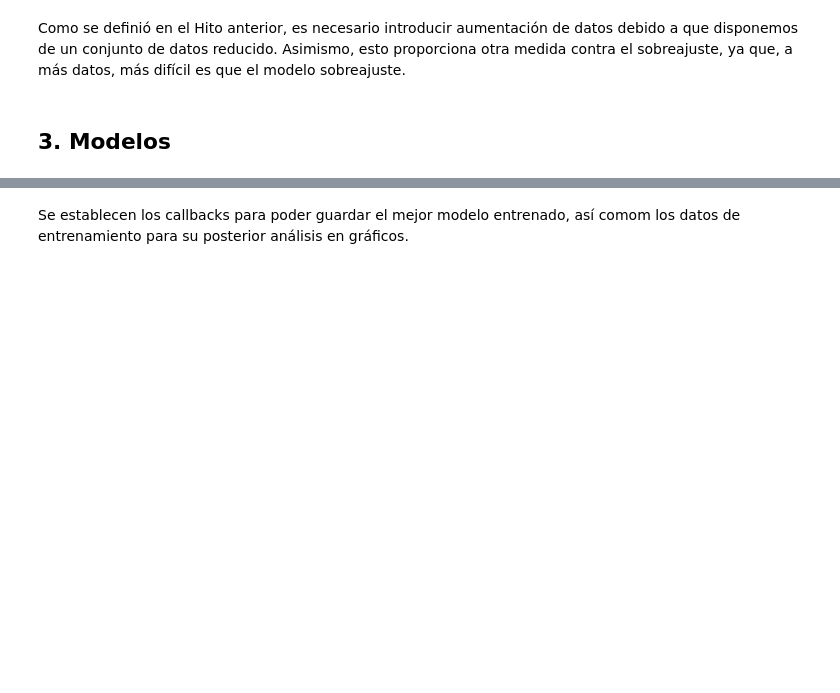
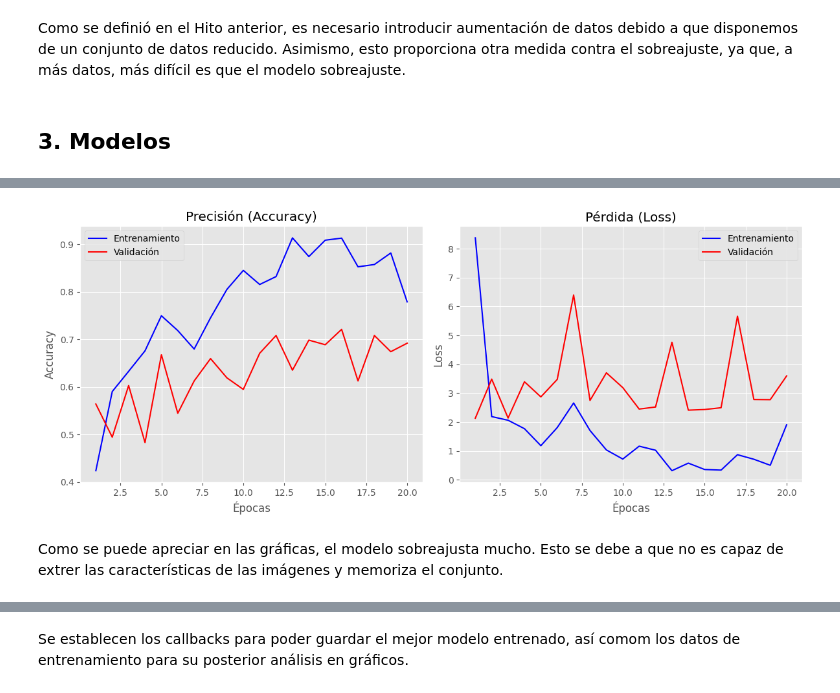
Before and after one commit to Ailuj27/Proyecto_DISIA_Grupo_13, a Jupyter notebook: Reconocimiento_tumores_hito_3.ipynb, the cells around one changed output, grey strips where cells are left out. Drawn from its saved outputs; the diff is of its cells as text; code cells hidden in the pictures; blank space fills up the shorter version.

```diff
--- a/Reconocimiento_tumores_hito_3.ipynb
+++ b/Reconocimiento_tumores_hito_3.ipynb
@@ -105,0 +142,6 @@ En este apartado se definen varios modelos  para observar cómo se comportan 2 r
+# %%
+history_dummy = model_dummy.fit(
+    ds_train,
+    validation_data=ds_validation,
+    epochs=30
+)
@@ -105,0 +166,35 @@ En este apartado se definen varios modelos  para observar cómo se comportan 2 r
+# %%
+def plot_history(history):
+    acc = history.history['accuracy']
+    val_acc = history.history['val_accuracy']
+    loss = history.history['loss']
+    val_loss = history.history['val_loss']
+    epochs = range(1, len(acc) + 1)
+
+    plt.style.use('ggplot')
+    fig, (ax1, ax2) = plt.subplots(1, 2, figsize=(12, 5))
+
+    # Gráfica de Accuracy
+    ax1.plot(epochs, acc, 'b', label='Entrenamiento')
+    ax1.plot(epochs, val_acc, 'r', label='Validación')
+    ax1.set_title('Precisión (Accuracy)')
+    ax1.set_xlabel('Épocas')
+    ax1.set_ylabel('Accuracy')
+    ax1.legend()
+
+    # Gráfica de Loss
+    ax2.plot(epochs, loss, 'b', label='Entrenamiento')
+    ax2.plot(epochs, val_loss, 'r', label='Validación')
+    ax2.set_title('Pérdida (Loss)')
+    ax2.set_xlabel('Épocas')
+    ax2.set_ylabel('Loss')
+    ax2.legend()
+
+    plt.tight_layout()
+    plt.show()
+# %%
+plot_history(history_dummy)
+# %% [output]
+[figure, added]
+# %% [markdown]
+Como se puede apreciar en las gráficas, el modelo sobreajusta mucho. Esto se debe a que no es capaz de extrer las características de las imágenes y memoriza el conjunto.
```
Also changed, not shown: parts of 7 cells of this notebook.
